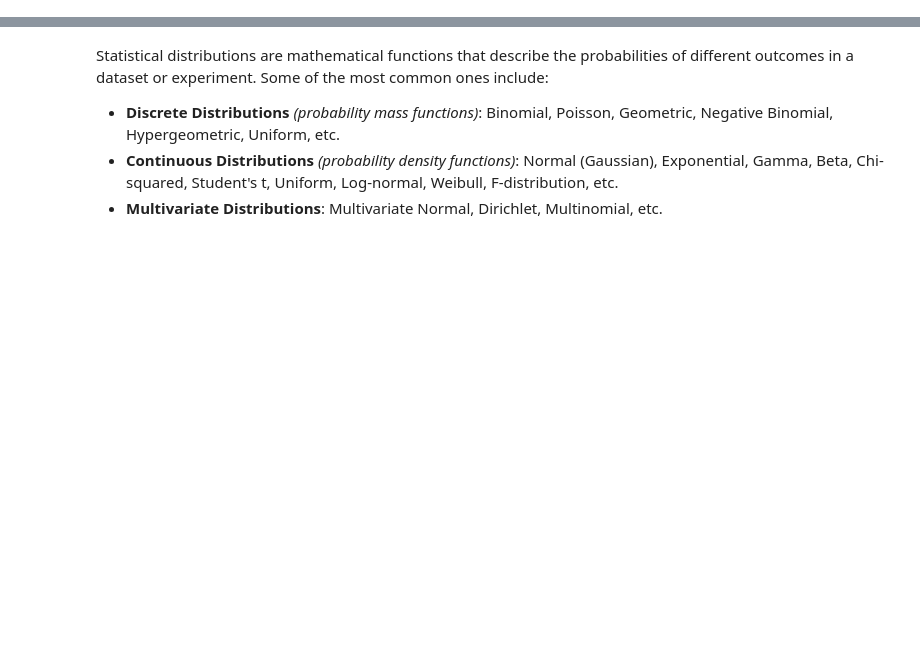
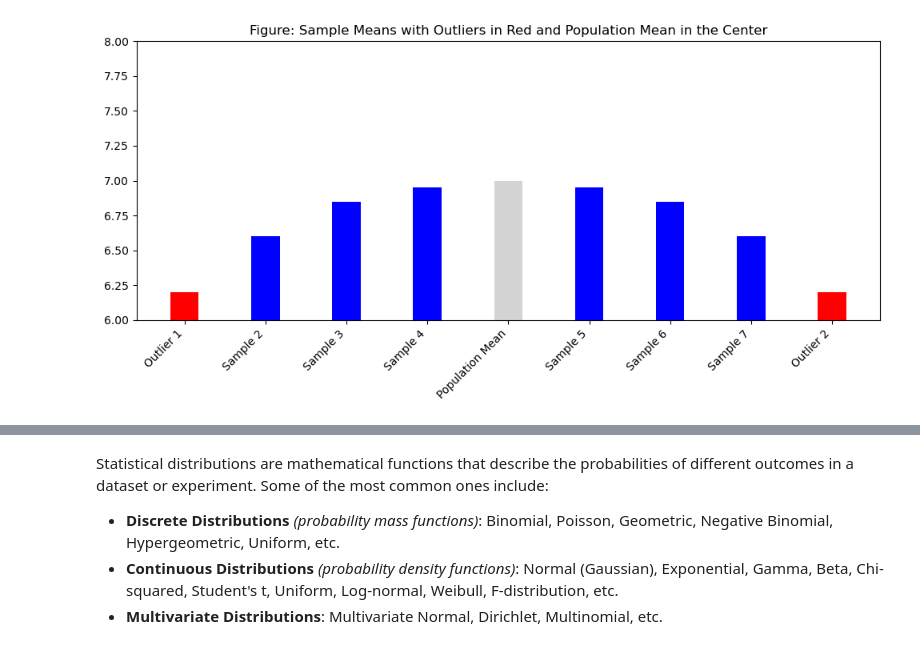
Before and after one commit to torederu/NYC-DS-080723, a Jupyter notebook: Phase2/Notes.ipynb, the cells around one changed output, grey strips where cells are left out. Cells and saved outputs as stored; diff of their text form; code cells hidden in the pictures; blank space fills up the shorter version.

```diff
--- a/Phase2/Notes.ipynb
+++ b/Phase2/Notes.ipynb
@@ -0,0 +35,31 @@
+# %%
+import matplotlib.pyplot as plt
+
+# Sample data
+population_mean = 10
+sample_means3 = [6.3, 6.5, 6.7, 6.9, 7.1, 7.3, 7.5, 7.7]
+heights3 = [6.2, 6.6, 6.85, 6.95, 6.95, 6.85, 6.6, 6.2]
+colors3 = ['red', 'blue', 'blue', 'blue', 'blue', 'blue', 'blue', 'red']
+labels3 = ['Outlier 1'] + ['Sample ' + str(i+2) for i in range(len(sample_means3)-2)] + ['Outlier 2']
+
+# Create labels for all bars including the population mean
+all_labels = labels3[:4] + ['Population Mean'] + labels3[4:]
+
+# Plotting
+fig, ax = plt.subplots(figsize=(10, 5))
+
+# Placing population mean bar between Sample 4 and Sample 5
+bar_width = 0.35  # Reduced width to bring bars closer
+ax.bar(all_labels, heights3[:4] + [population_mean] + heights3[4:],
+       color=colors3[:4] + ['#d3d3d3'] + colors3[4:],
+       width=bar_width)
+
+# Rotating x labels for readability and title
+ax.set_xticklabels(all_labels, rotation=45, ha='right')
+ax.set_title('Figure: Sample Means with Outliers in Red and Population Mean in the Center')
+
+ax.set_ylim([6, 8])
+plt.tight_layout()
+plt.show()
+# %% [output]
+[figure, added]
```
Also changed, not shown: parts of 10 cells of this notebook, 1 other file.
